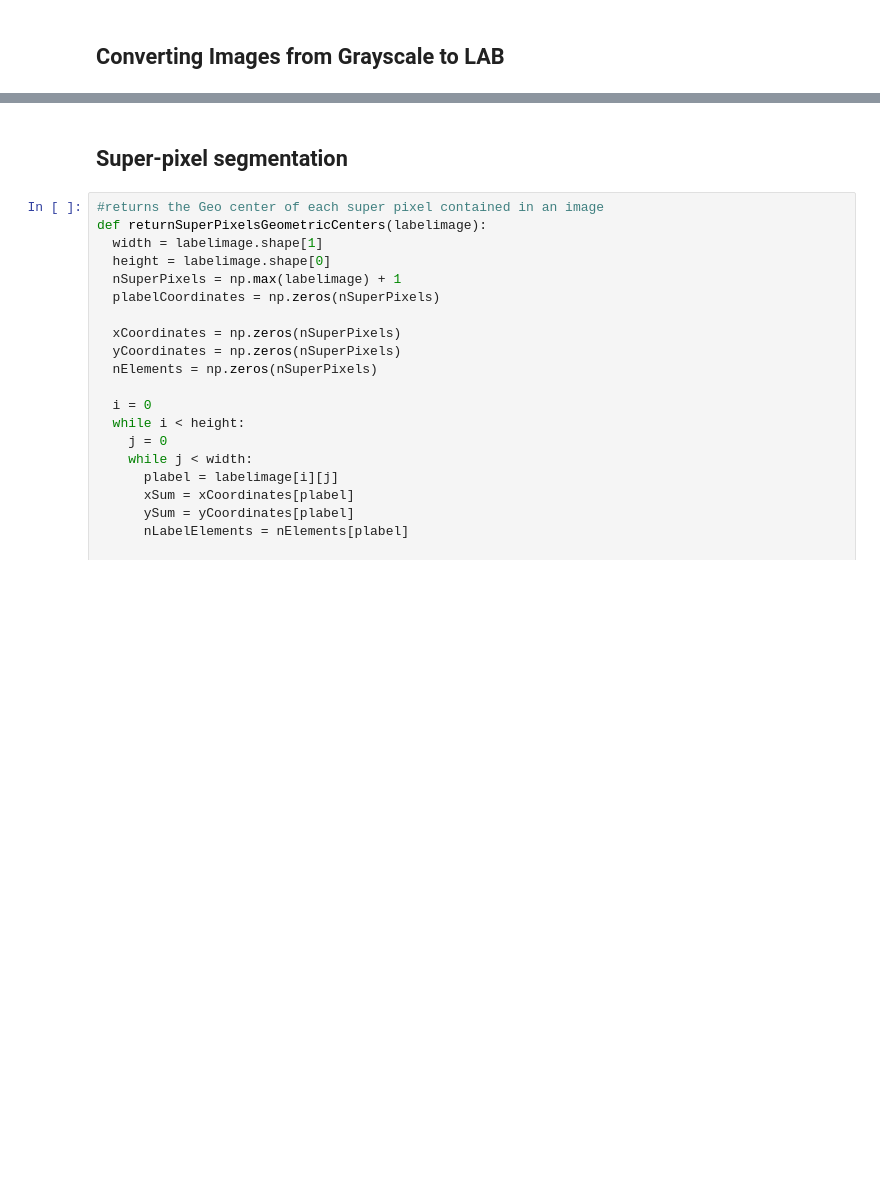
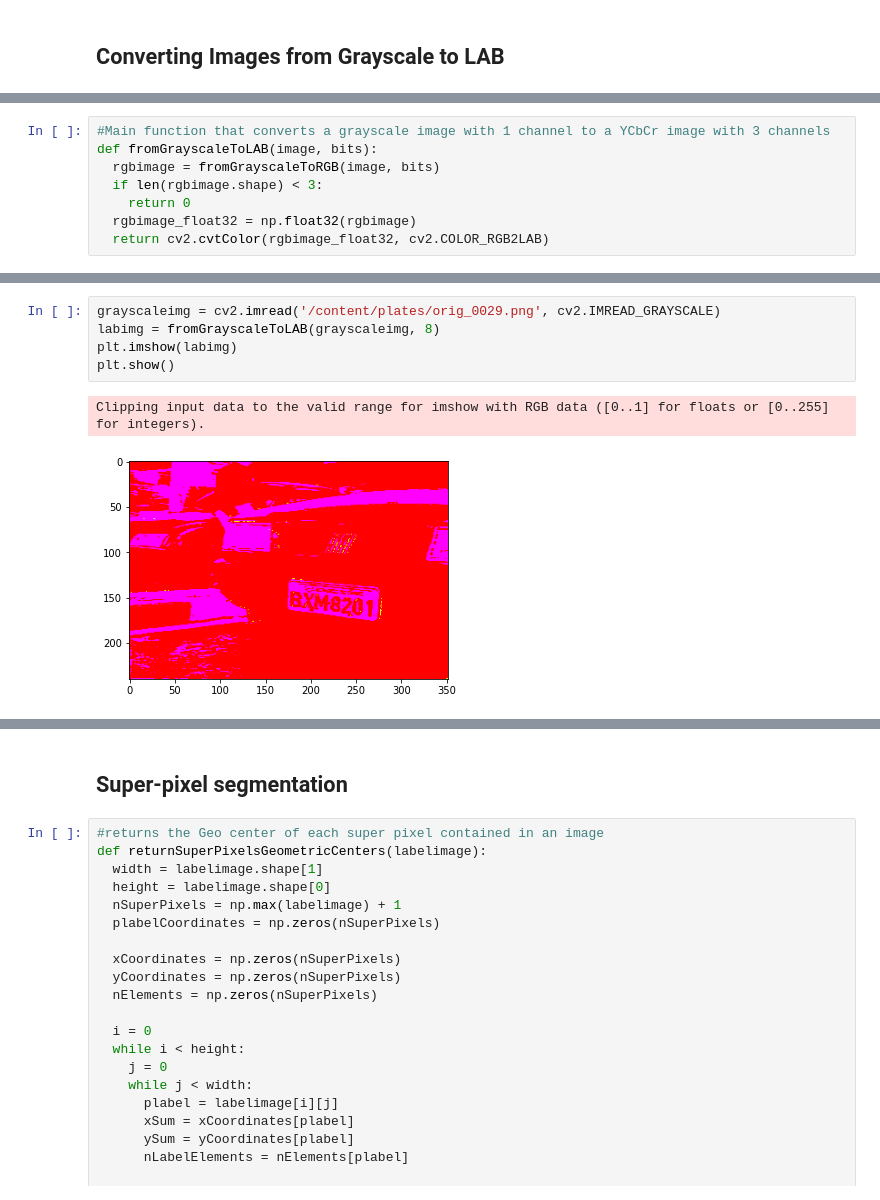
Before and after one commit to aissahm/image_analysis, a Jupyter notebook: task3.ipynb, the cells around one changed output, grey strips where cells are left out. Cells and saved outputs as stored; diff of their text form; blank space fills up the shorter version.

```diff
--- a/task3.ipynb
+++ b/task3.ipynb
@@ -210,0 +158,8 @@ def fromGrayscaleToLAB(image, bits):
+# %%
+#Main function that converts a grayscale image with 1 channel to a YCbCr image with 3 channels
+def fromGrayscaleToLAB(image, bits):
+  rgbimage = fromGrayscaleToRGB(image, bits)
+  if len(rgbimage.shape) < 3:
+    return 0
+  rgbimage_float32 = np.float32(rgbimage)
+  return cv2.cvtColor(rgbimage_float32, cv2.COLOR_RGB2LAB)
@@ -210,0 +168,8 @@ def fromGrayscaleToLAB(image, bits):
+# %%
+grayscaleimg = cv2.imread('/content/plates/orig_0029.png', cv2.IMREAD_GRAYSCALE)
+labimg = fromGrayscaleToLAB(grayscaleimg, 8)
+plt.imshow(labimg)
+plt.show()
+# %% [output]
+Clipping input data to the valid range for imshow with RGB data ([0..1] for floats or [0..255] for integers).
+[figure, added]
```
Also changed, not shown: parts of 35 cells of this notebook.
